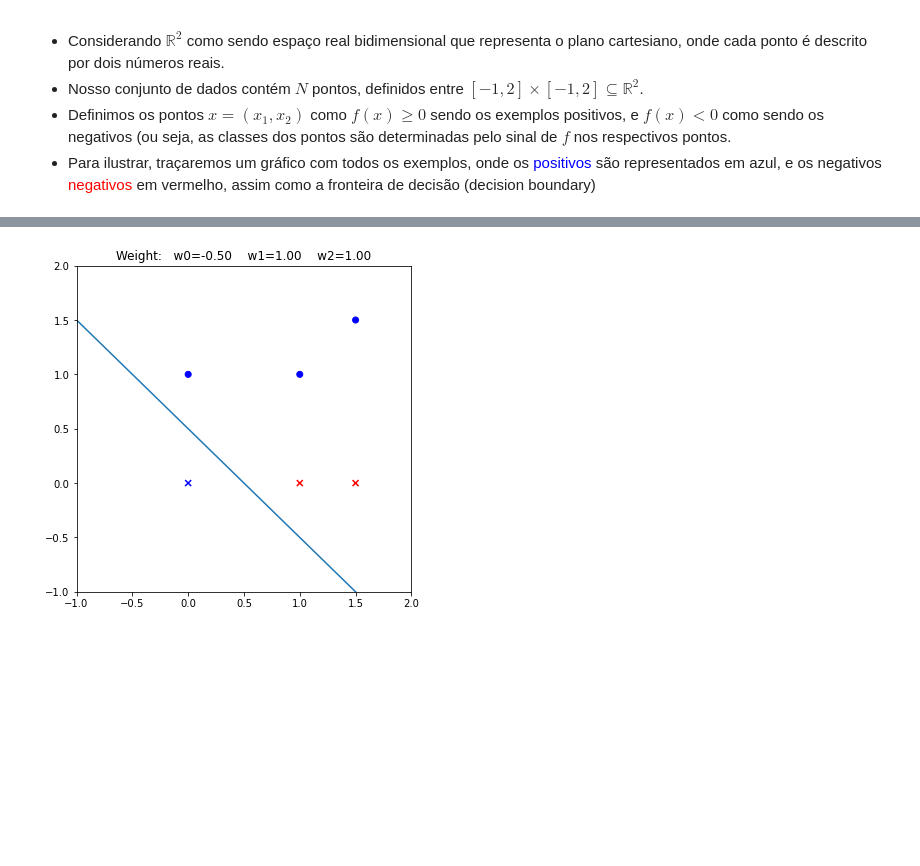
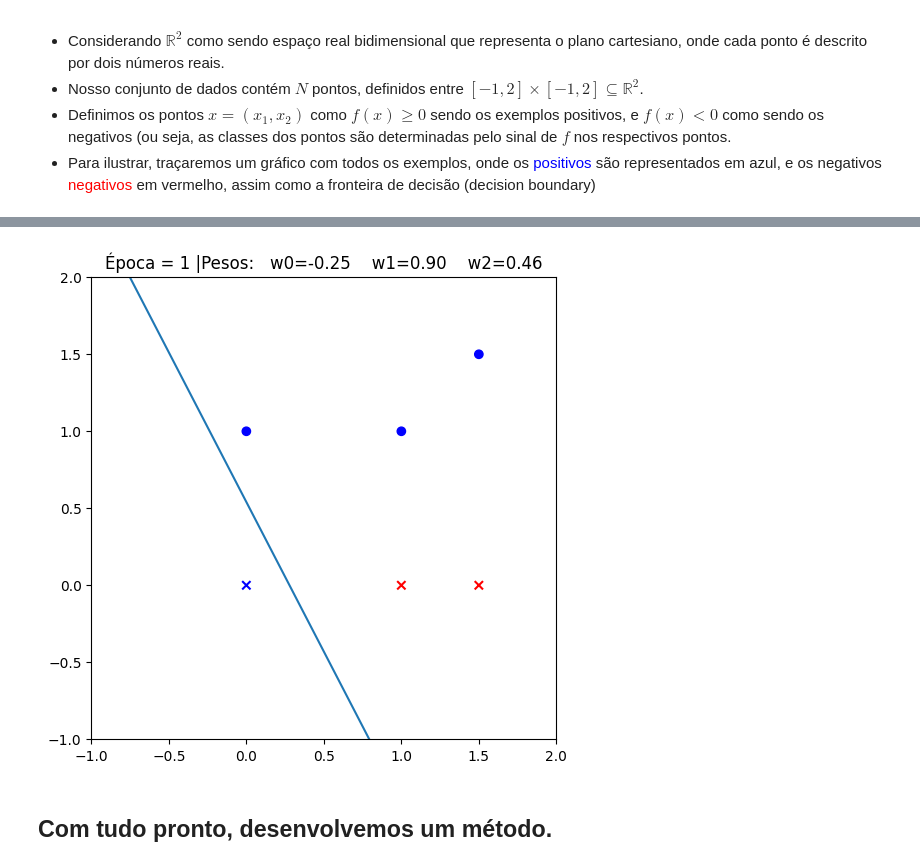
Before and after one commit to OtavioAlb/ML, a Jupyter notebook: Perceptron Algorithm.ipynb, the cells around one changed output, grey strips where cells are left out. Saved outputs shown, nothing was run; the diff lists cells and outputs as text; code cells hidden in the pictures; blank space fills up the shorter version.

```diff
--- a/Perceptron Algorithm.ipynb
+++ b/Perceptron Algorithm.ipynb
@@ -98,35 +127,43 @@ color:  ['red', 'blue', 'blue', 'red', 'blue', 'blue']
 # %%
-def plot_state(Xe,w,xmin=-1,xmax=2,ymin=-1,ymax=2):
-    # compute yhat - prediction
-    yhat = np.sign(np.dot(Xe,w))
-
+def plot_state(Xe, w, epoch=1, xmin=-1, xmax=2, ymin=-1, ymax=2):
+    # calcular a previsão (yhat)
+    yhat = np.sign(np.dot(Xe,w)) # usando a função de ativação sinal (sign), calcule o produto interno (np.dot) dos arrays Xe e w.
     correct = np.where(y == yhat)[0]
     misclassified = np.where(y != yhat)[0]
 
-    colors_o = ["blue" if y[i]==1 else "red" for i in correct]
-    colors_x = ["blue" if y[i]==1 else "red" for i in misclassified]
-
-    # plotting
-    a = -w[1] / w[2] # slope
-    b = -w[0] / w[2] # intercept
-    x_l = np.linspace(-1, 2, 50)
+    # traçando o hiperplano
+    a = -w[1] / w[2] # inclinação
+    b = -w[0] / w[2] # interceptação
+    x_l = np.linspace(xmin, xmax, 50)
     y_l = a*x_l + b
 
     plt.figure(figsize=(6,6))
-    plt.plot(x_l, y_l);
+    plt.plot(x_l, y_l)
     axes = plt.gca()
     axes.set_xlim([xmin,xmax])
     axes.set_ylim([xmin,ymax])
-    plt.title("Weight:   w0=%.2f    w1=%.2f    w2=%.2f" %(w[0],w[1],w[2]))
-    plt.scatter(X[correct,0],X[correct,1],c=colors_o, marker='o');
-    plt.scatter(X[misclassified,0],X[misclassified,1],c=colors_x, marker='x');
 
 
-# Starting weight vector <---- change as you wish (as long as w0[2] != 0)
-np.random.seed(1)
-w_target = np.random.uniform(-1, 1, size=(3, 1))
+    # Plotando os pontos corretamente classificados
+    plt.scatter(Xe[correct, 1], Xe[correct, 2],
+                c=["blue" if y[i] == 1 else "red" for i in correct],
+                marker='o')
+
+    # Plotando os pontos incorretamente classificados
+    plt.scatter(Xe[misclassified, 1], Xe[misclassified, 2],
+                c=["blue" if y[i] == 1 else "red" for i in misclassified],
+                marker='x')
+    plt.title("Época = %.0f |Pesos:   w0=%.2f    w1=%.2f    w2=%.2f" %(epoch,w[0],w[1],w[2]))
+
+    plt.show()
+
+# Modifique a seed do array para verificar os diferentes comportamentos considerando a mudança no array de peso
+np.random.seed(42)
+w0 = np.random.uniform(-1, 1, size=(3, 1))
 
 plot_state(Xe,w0)
 # %% [output]
-[figure, old version]
+[figure, new version]
+# %% [markdown]
+## Com tudo pronto, desenvolvemos um método.
 # %%
```
Also changed, not shown: parts of 7 cells of this notebook, 2 other files.
